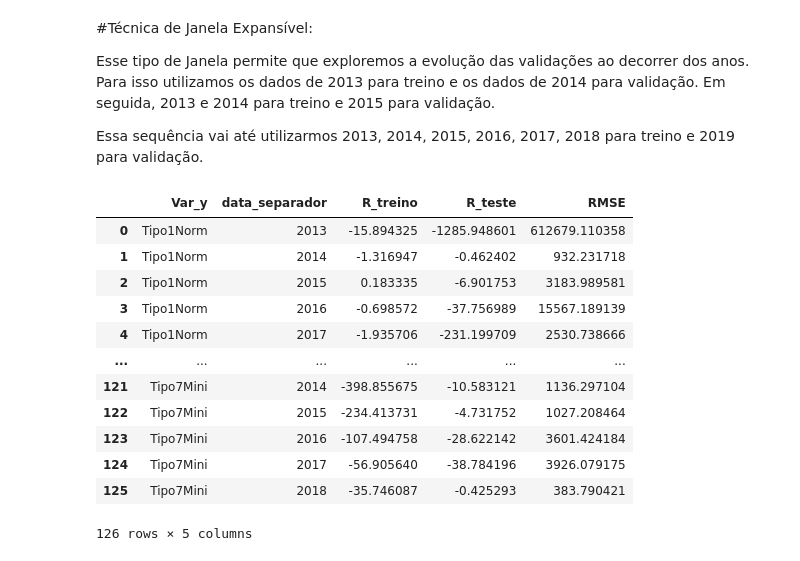
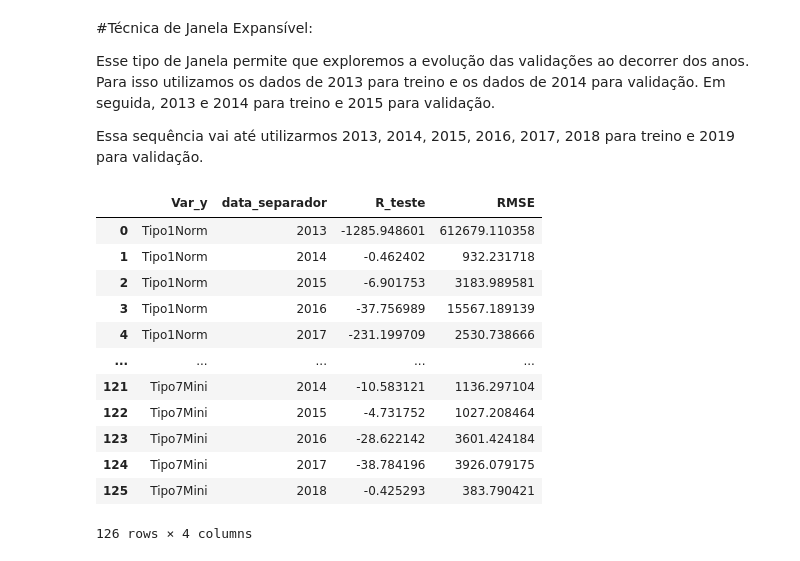
Before and after one commit to GabrielTrentino/TCC, a Jupyter notebook: TCC_parte_2.ipynb, the cells around one changed output. Saved outputs shown, nothing was run; the diff lists cells and outputs as text; code cells hidden in the pictures.

```diff
--- a/TCC_parte_2.ipynb
+++ b/TCC_parte_2.ipynb
@@ -222,0 +231,6 @@ Utilizando todos os dados disponíveis:
+# %%
+def validacao_TCC(X_train, y_train, y_test, y_pred):
+  #R_treino = modelo.score(X_train, y_train) -> essa linha parou de funcionar
+  R_teste = metrics.r2_score(y_test, y_pred)
+  RMSE = metrics.mean_squared_error(y_test, y_pred)
+  return  R_teste, RMSE
@@ -238,7 +283,0 @@ Teste R² = -3.43653993
-# %%
-def validacao_TCC(X_train, y_train, y_test, y_pred):
-  R_treino = modelo.score(X_train,y_train)
-  R_teste = metrics.r2_score(y_test, y_pred)
-  RMSE = metrics.mean_squared_error(y_test, y_pred)
-  valid_TCC = [R_treino, R_teste, RMSE]
-  return valid_TCC
@@ -244,0 +319,28 @@ def validacao_TCC(X_train, y_train, y_test, y_pred):
+# %%
+#Criando as variáveis de treino e teste:
+X_train = pd.DataFrame(df["Salário"][df.index < "2019"])
+X_test = pd.DataFrame(df["Salário"][df.index >= "2019"])
+y_train = pd.DataFrame(df_new[df_new.index < "2019"].Tipo1Norm)
+y_test = pd.DataFrame(df_new[df_new.index >= "2019"][df_new[df_new.index >= "2019"].index < "2020"].Tipo1Norm)
+y_hat = y_test.copy()
+
+#Treinando e prevendo valores:
+modelo = LinearRegression()
+modelo.fit(X_train, y_train)
+y_hat['SalarioReg'] = modelo.predict(X_test)
+
+print("RMSE: {:.3f}".format(metrics.mean_squared_error(y_test, y_hat['SalarioReg'])))
+
+#Criando a figura com o pyplot:
+fig, ax = plt.subplots(figsize = (12,6))
+
+#Inserindo as variáveis do Gráfico:
+y_train.plot(ax=ax)
+y_test.plot(ax=ax)
+y_hat['SalarioReg'].plot(ax=ax)
+
+#Inserindo Legenda:
+plt.legend(['Treino', 'Validação', 'Valores Da Regressão'])
+plt.title('Regressão Linear utilizando apenas Salário', fontsize=20)
+plt.xlabel('Anos', fontsize=16)
+plt.ylabel('Preço por m²', fontsize=16);
@@ -372,21 +478,21 @@ def JanelaExpansivel_RegressaoLinear(df, df_new, qnt_data_1grupo=1, qnt_data_2gr
 
       resultados.append(infos_de_validar)
 
-  resultados = pd.DataFrame(resultados, columns=["Var_y", "data_separador", "R_treino", "R_teste", "RMSE"])
+  resultados = pd.DataFrame(resultados, columns=["Var_y", "data_separador", "R_teste", "RMSE"])
   return resultados
 # %%
-JanelaExpansivel_RegressaoLinear(df, df_new, 1, 1)
+JanelaExpansivel_RegressaoLinear(df, df_new)
 # %% [output]
-|  | Var_y | data_separador | R_treino | R_teste | RMSE |
-| 0 | Tipo1Norm | 2013 | -15.894325 | -1285.948601 | 612679.110358 |
-| 1 | Tipo1Norm | 2014 | -1.316947 | -0.462402 | 932.231718 |
-| 2 | Tipo1Norm | 2015 | 0.183335 | -6.901753 | 3183.989581 |
-| 3 | Tipo1Norm | 2016 | -0.698572 | -37.756989 | 15567.189139 |
-| 4 | Tipo1Norm | 2017 | -1.935706 | -231.199709 | 2530.738666 |
-| ... | ... | ... | ... | ... | ... |
-| 121 | Tipo7Mini | 2014 | -398.855675 | -10.583121 | 1136.297104 |
-| 122 | Tipo7Mini | 2015 | -234.413731 | -4.731752 | 1027.208464 |
-| 123 | Tipo7Mini | 2016 | -107.494758 | -28.622142 | 3601.424184 |
-| 124 | Tipo7Mini | 2017 | -56.905640 | -38.784196 | 3926.079175 |
-| 125 | Tipo7Mini | 2018 | -35.746087 | -0.425293 | 383.790421 |
+|  | Var_y | data_separador | R_teste | RMSE |
+| 0 | Tipo1Norm | 2013 | -1285.948601 | 612679.110358 |
+| 1 | Tipo1Norm | 2014 | -0.462402 | 932.231718 |
+| 2 | Tipo1Norm | 2015 | -6.901753 | 3183.989581 |
+| 3 | Tipo1Norm | 2016 | -37.756989 | 15567.189139 |
+| 4 | Tipo1Norm | 2017 | -231.199709 | 2530.738666 |
+| ... | ... | ... | ... | ... |
+| 121 | Tipo7Mini | 2014 | -10.583121 | 1136.297104 |
+| 122 | Tipo7Mini | 2015 | -4.731752 | 1027.208464 |
+| 123 | Tipo7Mini | 2016 | -28.622142 | 3601.424184 |
+| 124 | Tipo7Mini | 2017 | -38.784196 | 3926.079175 |
+| 125 | Tipo7Mini | 2018 | -0.425293 | 383.790421 |
-126 rows × 5 columns
+126 rows × 4 columns
```
Also changed, not shown: parts of 37 cells of this notebook.
